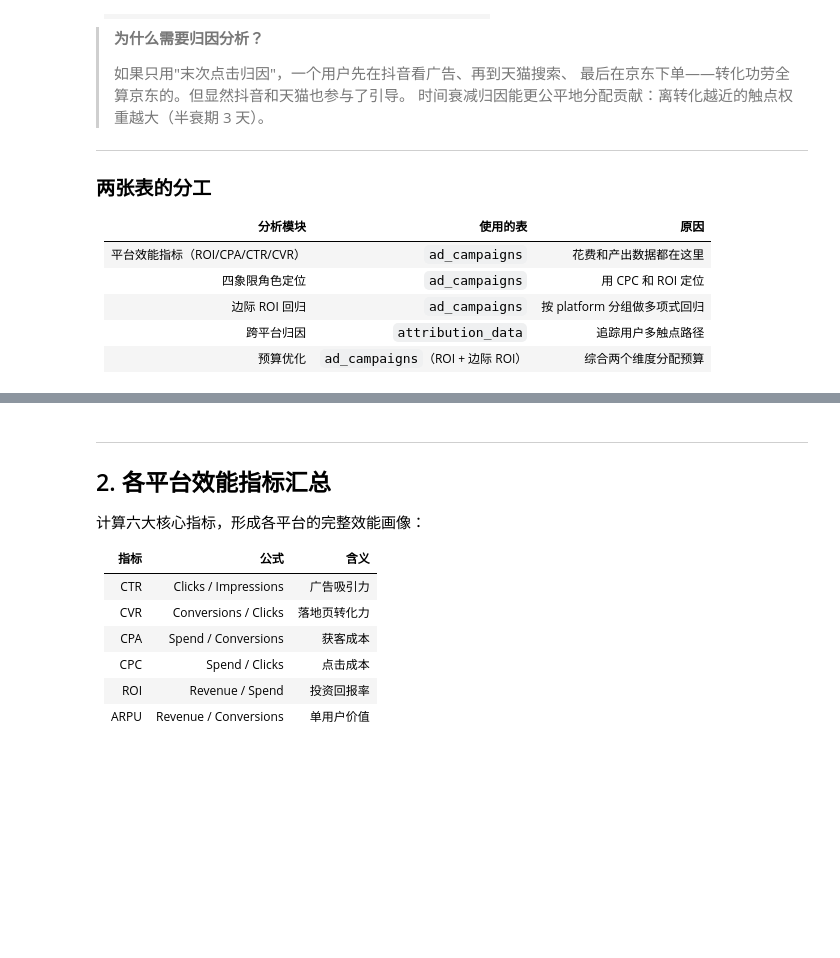
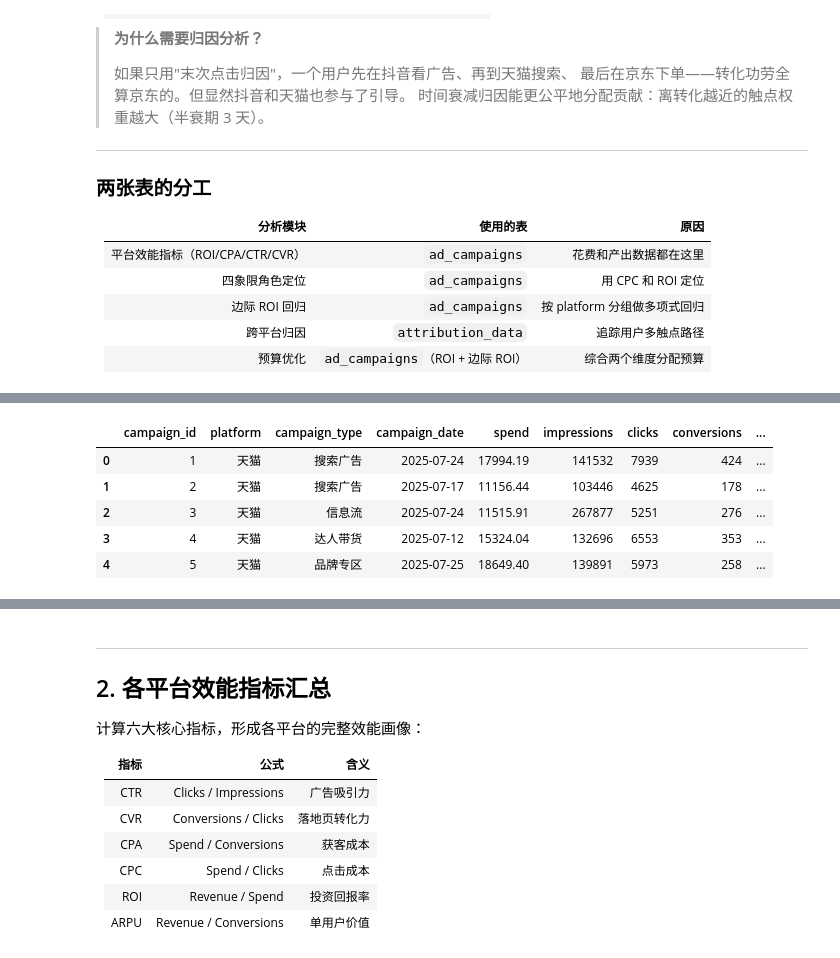
Before and after one commit to maheyun/jianli, a Jupyter notebook: 项目三：各平台ROI预算重新分配/analysis.ipynb, the cells around one changed output, grey strips where cells are left out. Cells and saved outputs as stored; diff of their text form; code cells hidden in the pictures; blank space fills up the shorter version.

```diff
--- a/项目三：各平台ROI预算重新分配/analysis.ipynb
+++ b/项目三：各平台ROI预算重新分配/analysis.ipynb
@@ -149,7 +149,7 @@ sns.set_theme(style='whitegrid', context='talk', font='Microsoft YaHei')
 plt.rcParams['axes.unicode_minus'] = False
 
 # 数据库选择: 改为 'mysql' 即可切换到 MySQL
-DB_TYPE = 'sqlite'  # 可选: 'sqlite' 或 'mysql'
+DB_TYPE = 'mysql'  # 可选: 'sqlite' 或 'mysql'
 
 if DB_TYPE == 'sqlite':
     conn = sqlite3.connect('roi_allocation.db')
@@ -177,0 +191,9 @@ print(campaigns_df['platform'].value_counts())
+# %%
+campaigns_df.head()
+# %% [output]
+|  | campaign_id | platform | campaign_type | campaign_date | spend | impressions | clicks | conversions | ... |
+| 0 | 1 | 天猫 | 搜索广告 | 2025-07-24 | 17994.19 | 141532 | 7939 | 424 | ... |
+| 1 | 2 | 天猫 | 搜索广告 | 2025-07-17 | 11156.44 | 103446 | 4625 | 178 | ... |
+| 2 | 3 | 天猫 | 信息流 | 2025-07-24 | 11515.91 | 267877 | 5251 | 276 | ... |
+| 3 | 4 | 天猫 | 达人带货 | 2025-07-12 | 15324.04 | 132696 | 6553 | 353 | ... |
+| 4 | 5 | 天猫 | 品牌专区 | 2025-07-25 | 18649.40 | 139891 | 5973 | 258 | ... |
```
Also changed, not shown: parts of 10 cells of this notebook, 6 other files.
